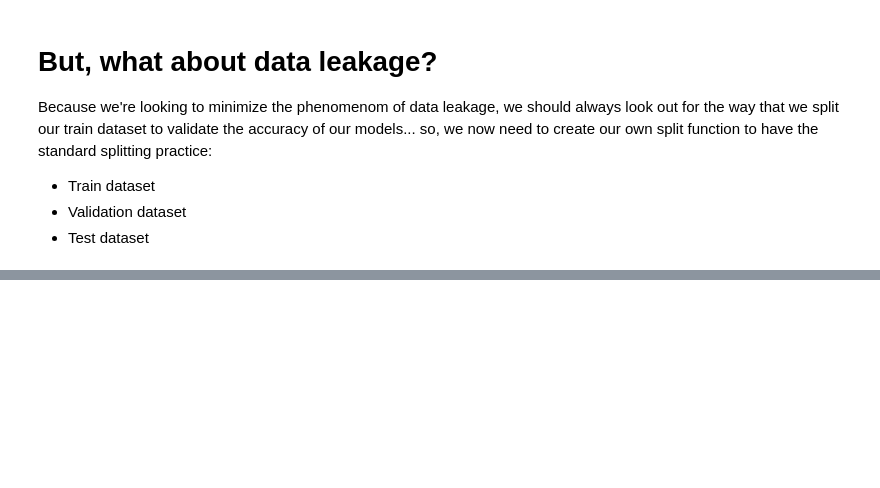
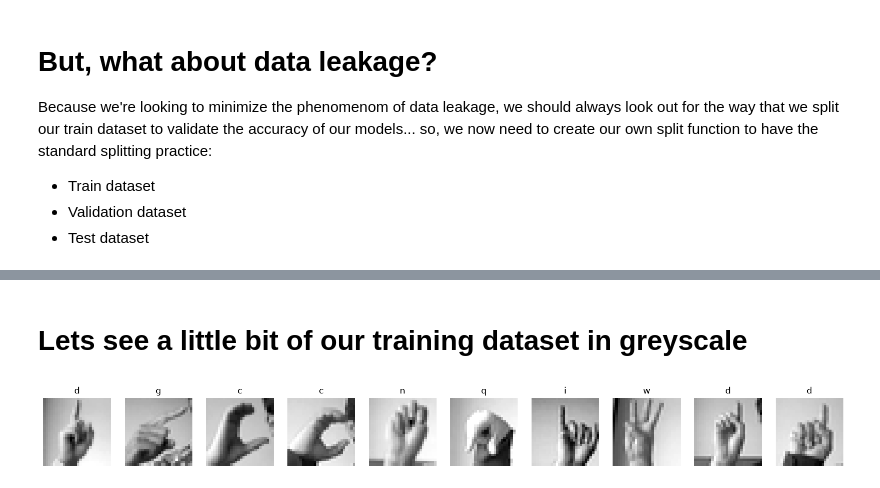
Before and after one commit to DelbertCV/asl-numpy-nn, a Jupyter notebook: asl_nn_from_scratch.ipynb, the cells around one changed output, grey strips where cells are left out. Cells and saved outputs as stored; diff of their text form; code cells hidden in the pictures; blank space fills up the shorter version.

```diff
--- a/asl_nn_from_scratch.ipynb
+++ b/asl_nn_from_scratch.ipynb
@@ -105,0 +113,9 @@ x_val, y_val, x_test, y_test = split_val_into_test(x_val, y_val)
+# %%
+alphabet = list(string.ascii_lowercase) # we create a list containing the letters of the alphabet
+
+#But, we should remember that the letter J and the letter Z can not be taken into account...
+alphabet.remove('j')
+alphabet.remove('z')
+
+#Finally, we check that all the letters that we need are correctly created
+alphabet
@@ -105,0 +148,30 @@ x_val, y_val, x_test, y_test = split_val_into_test(x_val, y_val)
+# %%
+# We'll be using the basic normalisation: Z-score
+def normalise_ASL( x_mean: float, x_std: float, x_data: pd.DataFrame):
+    return (x_data - x_mean) / x_std
+# %%
+# Now, we apply this normalisation to our train DataFrame
+x_mean = x_train.mean()
+x_std  = x_train.std()
+
+# We will be overwriting each DataFrame
+x_train = normalise_ASL(x_mean, x_std, x_train)
+x_val   = normalise_ASL(x_mean, x_std, x_val)
+x_test = normalise_ASL(x_mean, x_std, x_test)
+# %% [markdown]
+# Lets see a little bit of our training dataset in greyscale
+# %%
+def plot_sign(image):
+    plt.figure(figsize=(5,5))
+    plt.imshow(image.reshape(28,28), cmap=plt.get_cmap('gray'))
+    plt.axis('off')
+    plt.show()
+
+fig, ax = plt.subplots(1, 10, figsize=(20, 2))
+for i in range(10):
+    ax[i].imshow(x_train[i].reshape(28, 28), cmap='gray')
+    ax[i].axis('off')
+    ax[i].set_title(alphabet[y_train[i]])
+plt.show()
+# %% [output]
+[figure, added]
```
Also changed, not shown: parts of 26 cells of this notebook.
